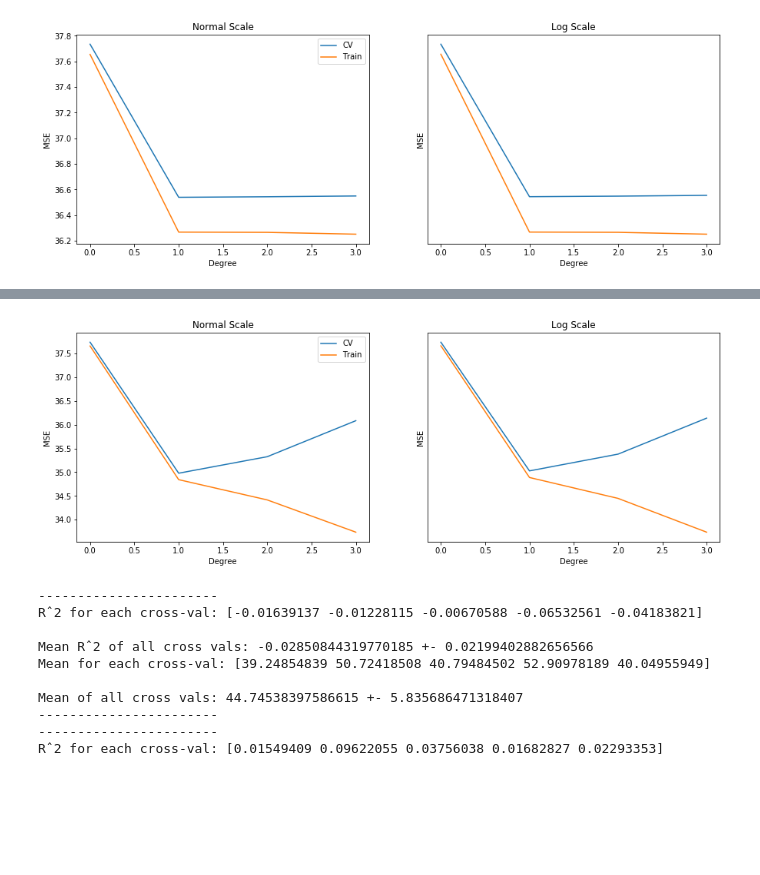
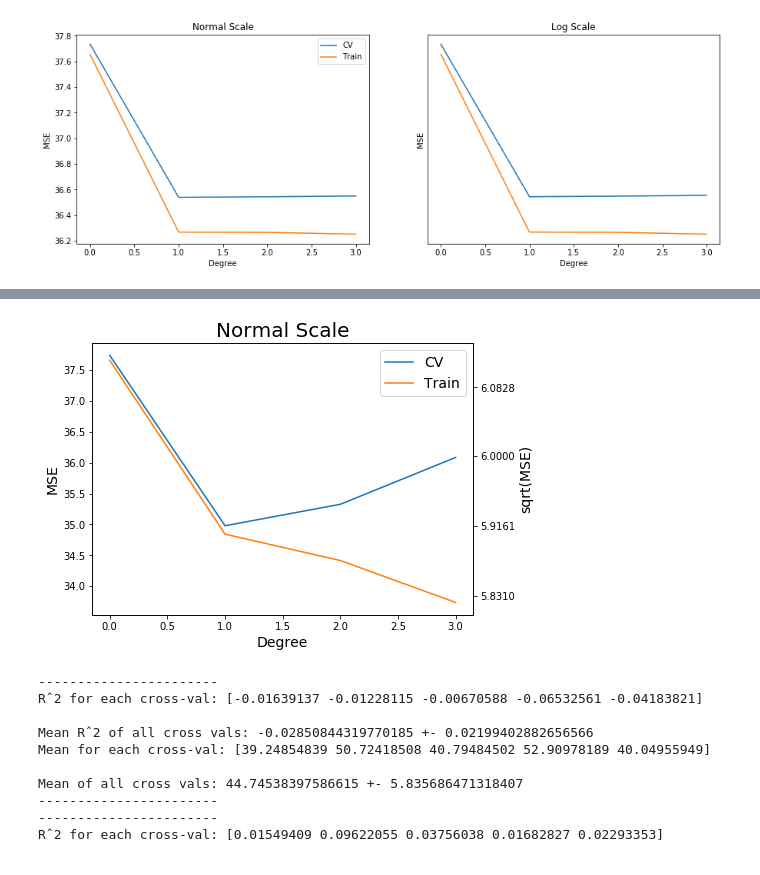
Before and after one commit to jhudiono/LinearRegressionFantasyNFL, a Jupyter notebook: GraphResults.ipynb, the cells around one changed output, grey strips where cells are left out. Drawn from its saved outputs; the diff is of its cells as text; code cells hidden in the pictures; blank space fills up the shorter version.

```diff
--- a/GraphResults.ipynb
+++ b/GraphResults.ipynb
@@ -84,22 +84,32 @@ def plot_by_degree(res_train, res_cv):
     mse_cv = list(res_cv.values())
     mse_train = list(res_train.values())
 
-    plt.figure(figsize=[15,5])
-    plt.subplot(1,2,1)
-    plt.plot(degrees,mse_cv)
-    plt.plot(degrees,mse_train)
+    fig = plt.figure(figsize=[15,5])
+    ax1 = fig.add_subplot(121)
+    #plt.subplot(1,2,1)
+    #ax1.plot(degrees,mse_cv)
+    #ax1.plot(degrees,mse_train)
+    plt1, = plt.plot(degrees,mse_cv)
+    plt2, = plt.plot(degrees,mse_train)
+    ax1.set_title('Normal Scale', fontsize=20)
 
-    plt.xlabel('Degree')
-    plt.ylabel('MSE')
-    plt.title('Normal Scale')
-    plt.legend(['CV','Train'])
-
-    plt.subplot(1,2,2)
+    '''
+    ax3 = fig.add_subplot(122)
     plt.semilogy(degrees,mse_cv)
     plt.semilogy(degrees,mse_train)
-    plt.xlabel('Degree')
-    plt.ylabel('MSE')
-    plt.title('Log Scale')
+    plt.xlabel('Degree', fontsize=16)
+    #plt.ylabel('MSE', fontsize=16)
+    ax3.set_title('Log Scale', fontsize=20)
+    '''
+
+    ax4 = ax1.twinx()
+    ax4.set_yticks(np.sqrt([33, 34, 35, 36, 37, 38]))
+    ax4.set_ylabel('sqrt(MSE)', fontsize = 14)
+    ax4.set_ylim([np.sqrt(min(mse_train)), np.sqrt(max(mse_train))])
+
+    ax1.set_xlabel('Degree', fontsize=14)
+    ax1.set_ylabel('MSE', fontsize=14)
+    plt.legend([plt1, plt2], ['CV','Train'], fontsize=14)
 
     loc = np.argmin(list(res_cv.values()))
     print('The degree',degrees[loc],'had an MSE of:',mse_cv[loc])
@@ -161,7 +171,8 @@ y1 = df['next_fp']
 X1 = df[features + ['WR']]
 res_train, res_cv = PolynomialRidge(X1, y1, [0, 1, 2, 3], 75, True)
 
-plot(res_train, res_cv)
+
+plot_by_degree(res_train, res_cv)
 # %% [output]
 Working on degree 0
 std 6.287367204411885
@@ -174,5 +185,5 @@ std 4.89514176967833
 The degree 1 had an MSE of: 34.97883102040959
-[figure, old version]
+[figure, new version]
 # %%
 def get_model_scores(X, y, cv=5):
     #reg = make_pipeline(PolynomialFeatures(1), StandardScaler(), Ridge(alpha=75))
```
Also changed, not shown: parts of 1 cell of this notebook, 4 other files.
